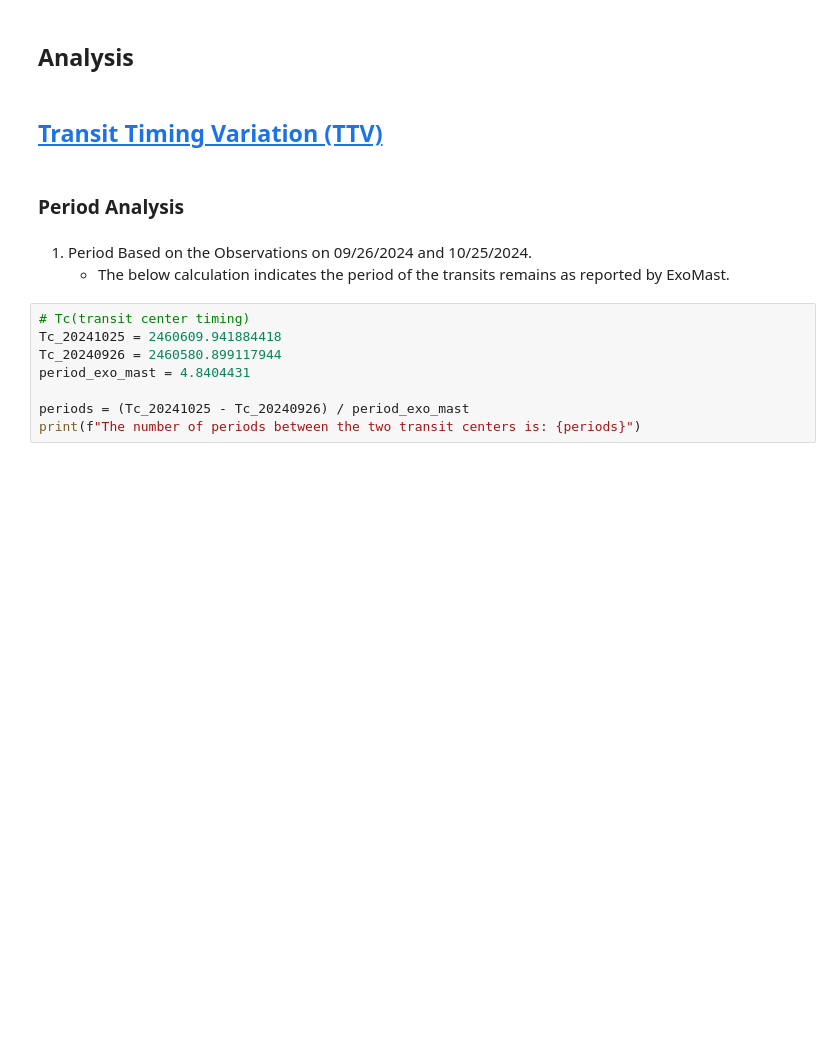
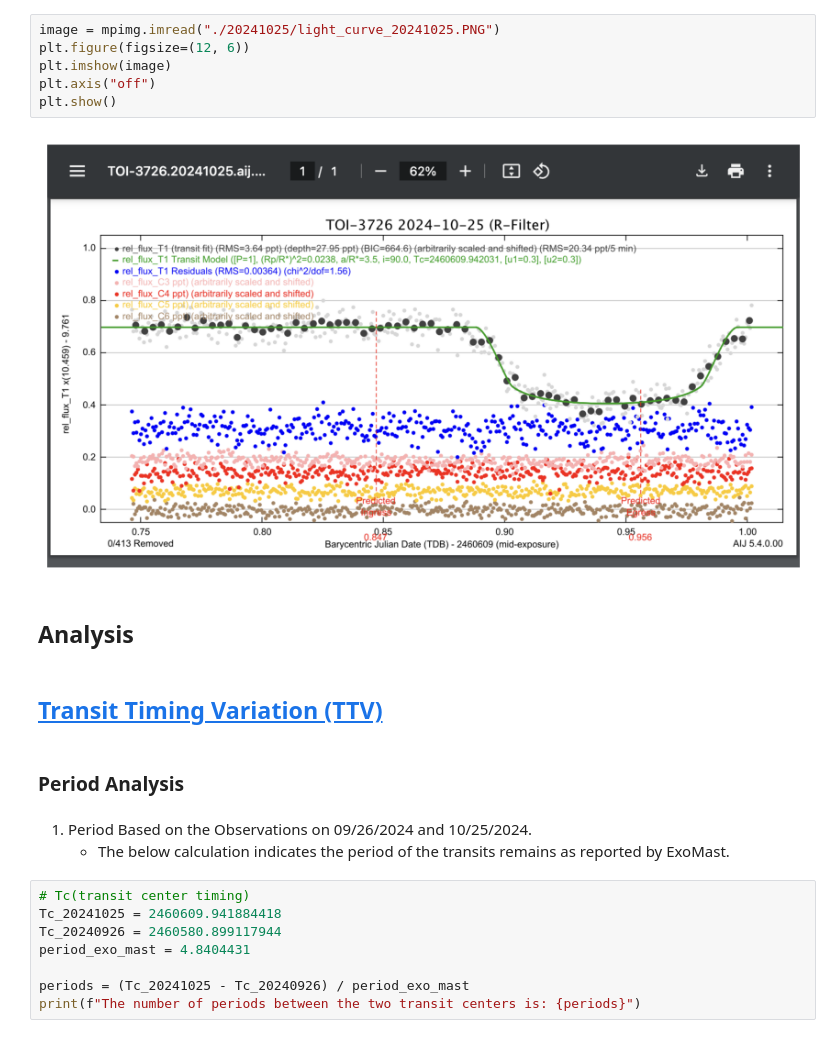
Before and after one commit to sophia268238/astronomy_ml, a Jupyter notebook: processed/TOI-3726/observation_summary.ipynb, the cells around one changed output. Drawn from its saved outputs; the diff is of its cells as text; blank space fills up the shorter version.

```diff
--- a/processed/TOI-3726/observation_summary.ipynb
+++ b/processed/TOI-3726/observation_summary.ipynb
@@ -17,3 +17,11 @@ IFrame("./20241025/TOI-3726.20241025.aij.pdf", width=800, height=450)
+# %%
+image = mpimg.imread("./20241025/light_curve_20241025.PNG")
+plt.figure(figsize=(12, 6))
+plt.imshow(image)
+plt.axis("off")
+plt.show()
+# %% [output]
+[figure, added]
 # %% [markdown]
 ## Analysis
 # %% [markdown]
```
Also changed, not shown: parts of 20 cells of this notebook, 3 other files.
